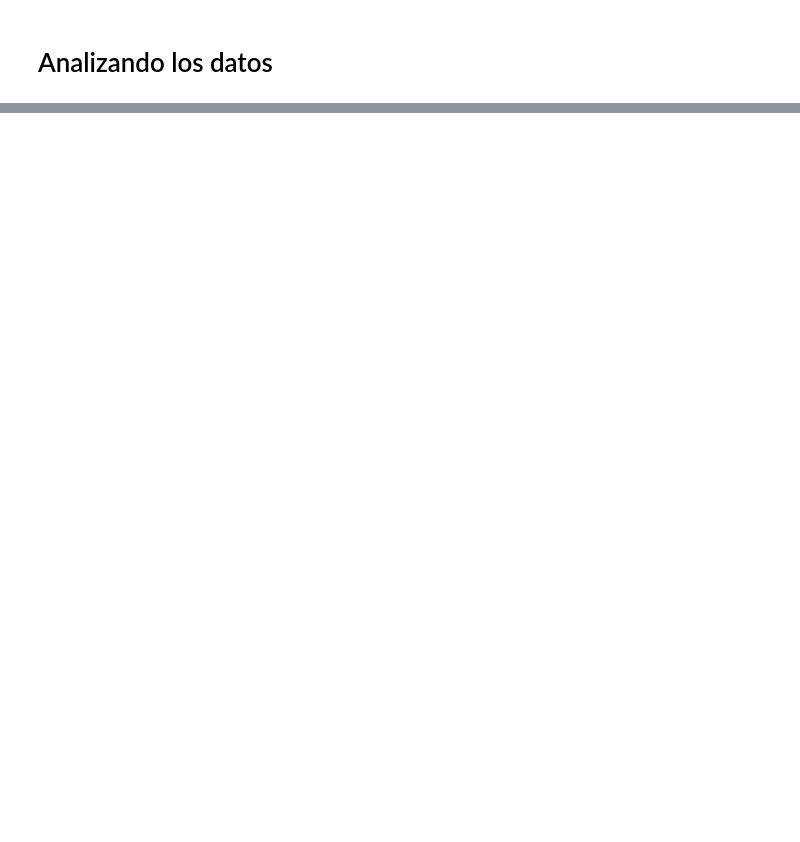
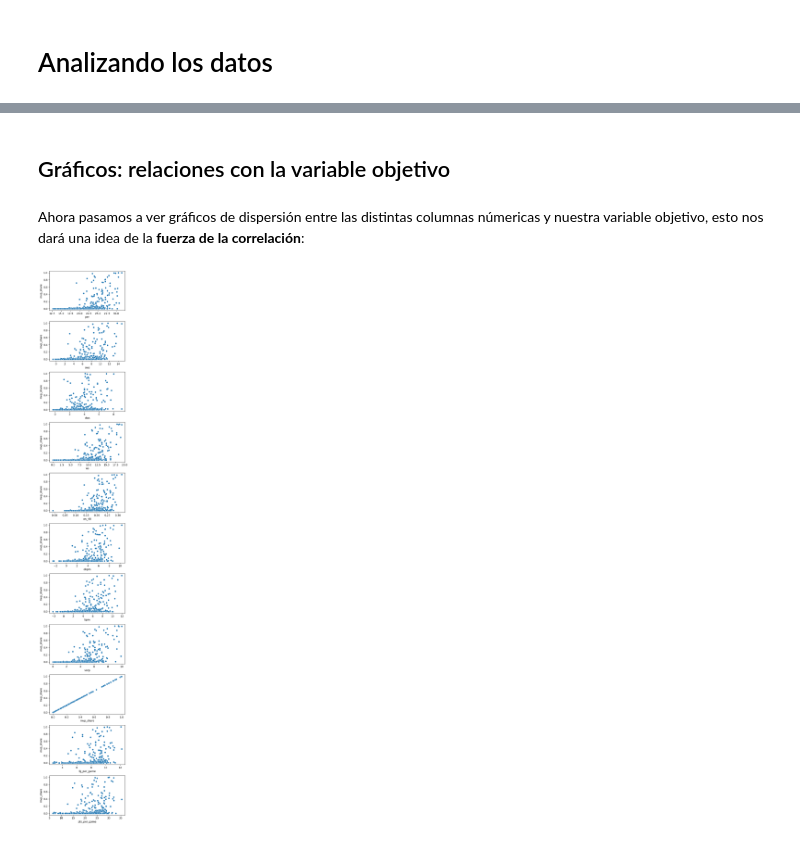
Before and after one commit to Gerardo1909/proyecto_nba_mvp, a Jupyter notebook: notebooks/2_analisis_exploratorio.ipynb, the cells around one changed output, grey strips where cells are left out. Drawn from its saved outputs; the diff is of its cells as text; code cells hidden in the pictures; blank space fills up the shorter version.

```diff
--- a/notebooks/2_analisis_exploratorio.ipynb
+++ b/notebooks/2_analisis_exploratorio.ipynb
@@ -62,0 +98,11 @@ correlated_features = corr_matrix["mvp_share"].sort_values(ascending=False).inde
+# %%
+df_data_jugadores_train.drop(df_data_jugadores_train[df_data_jugadores_train['bpm'] < -2.5].index, inplace=True)
+# %% [markdown]
+## Gráficos: relaciones con la variable objetivo
+# %% [markdown]
+Ahora pasamos a ver gráficos de dispersión entre las distintas columnas númericas y nuestra variable objetivo, esto nos dará una idea
+de la **fuerza de la correlación**:
+# %%
+graficar_relaciones(df = df_data_jugadores_train, tamanio = (5, 30),columna_objetivo= 'mvp_share' ,columnas_ignorar= ['seas_id', 'season', 'player_id'])
+# %% [output]
+[figure, added]
```
Also changed, not shown: parts of 29 cells of this notebook, 9 other files.
